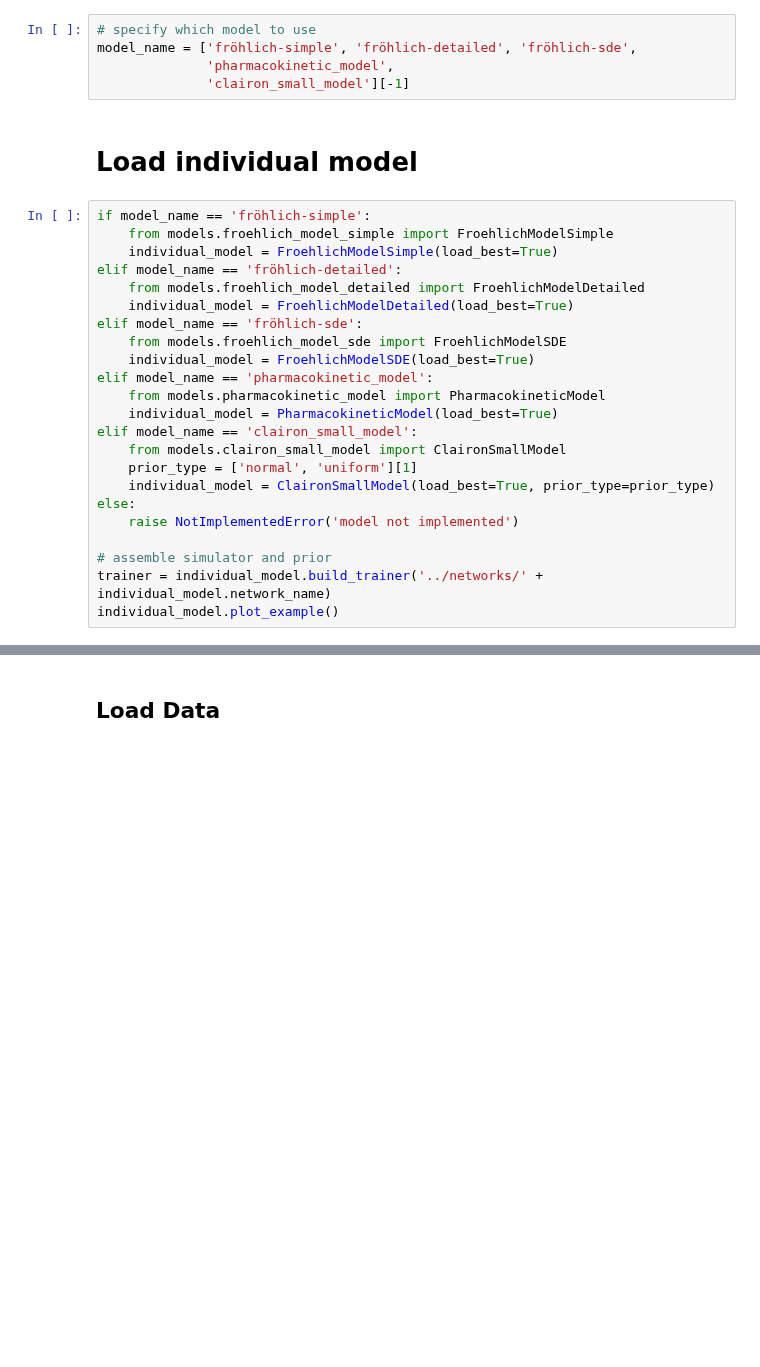
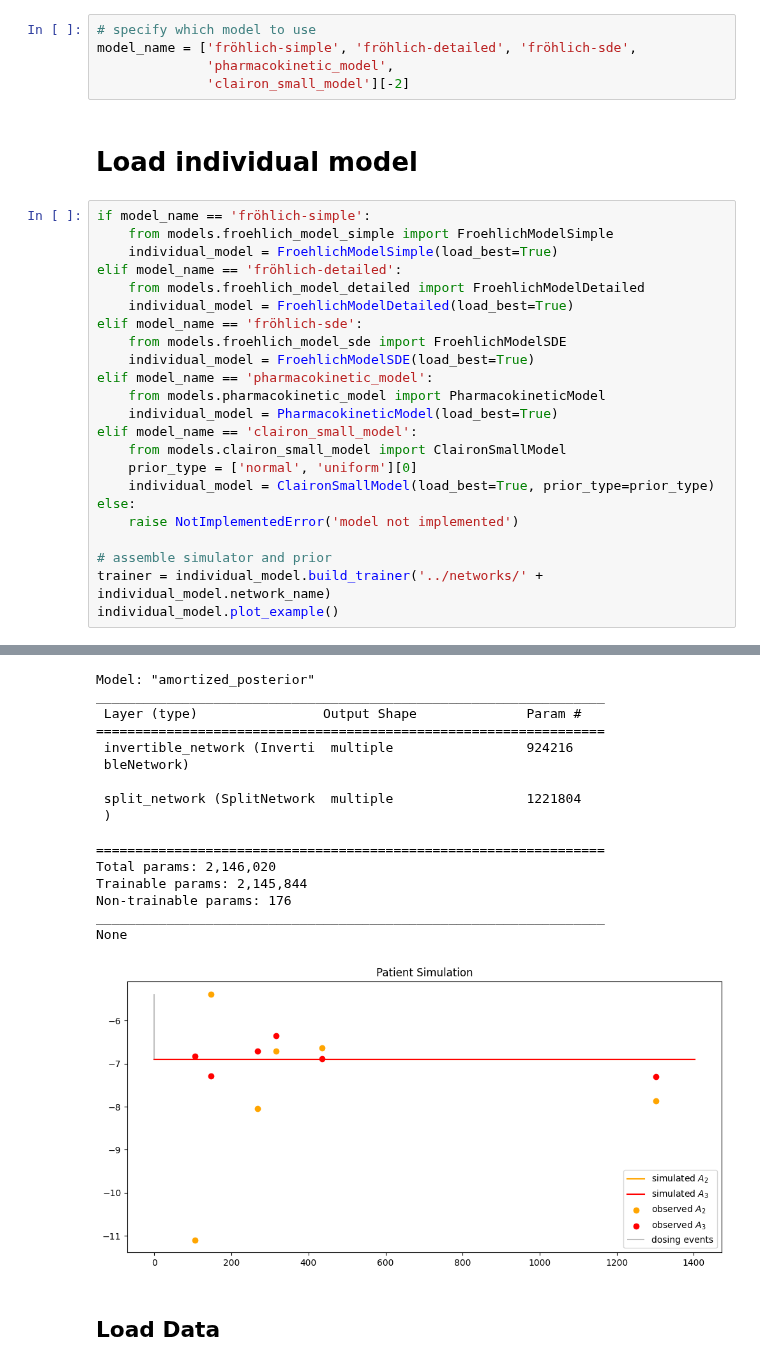
Before and after one commit to arrjon/Amortized-NLME-Models, a Jupyter notebook: Examples/Amortized NLME Inference.ipynb, the cells around one changed output, grey strips where cells are left out. Cells and saved outputs as stored; diff of their text form; blank space fills up the shorter version.

Commit message:
plotting functions

```diff
--- a/Examples/Amortized NLME Inference.ipynb
+++ b/Examples/Amortized NLME Inference.ipynb
@@ -19,7 +20,7 @@ from inference.ploting_routines import (plot_real_vs_synthetic,
 # specify which model to use
 model_name = ['fröhlich-simple', 'fröhlich-detailed', 'fröhlich-sde',
               'pharmacokinetic_model',
-              'clairon_small_model'][-1]
+              'clairon_small_model'][-2]
 # %% [markdown]
 # Load individual model
 # %%
@@ -37,7 +38,7 @@ elif model_name == 'pharmacokinetic_model':
     individual_model = PharmacokineticModel(load_best=True)
 elif model_name == 'clairon_small_model':
     from models.clairon_small_model import ClaironSmallModel
-    prior_type = ['normal', 'uniform'][1]
+    prior_type = ['normal', 'uniform'][0]
     individual_model = ClaironSmallModel(load_best=True, prior_type=prior_type)
 else:
     raise NotImplementedError('model not implemented')
@@ -45,3 +46,4 @@ else:
 # assemble simulator and prior
 trainer = individual_model.build_trainer('../networks/' + individual_model.network_name)
 individual_model.plot_example()
+# %% [output]
@@ -48,3 +83,20 @@ individual_model.plot_example()
+Model: "amortized_posterior"
+_________________________________________________________________
+ Layer (type)                Output Shape              Param #
+=================================================================
+ invertible_network (Inverti  multiple                 924216
+ bleNetwork)
+
+ split_network (SplitNetwork  multiple                 1221804
+ )
+
+=================================================================
+Total params: 2,146,020
+Trainable params: 2,145,844
+Non-trainable params: 176
+_________________________________________________________________
+None
+[figure, added]
 # %% [markdown]
 ## Load Data
 # %%
```
Also changed, not shown: parts of 13 cells of this notebook, 6 other files.
